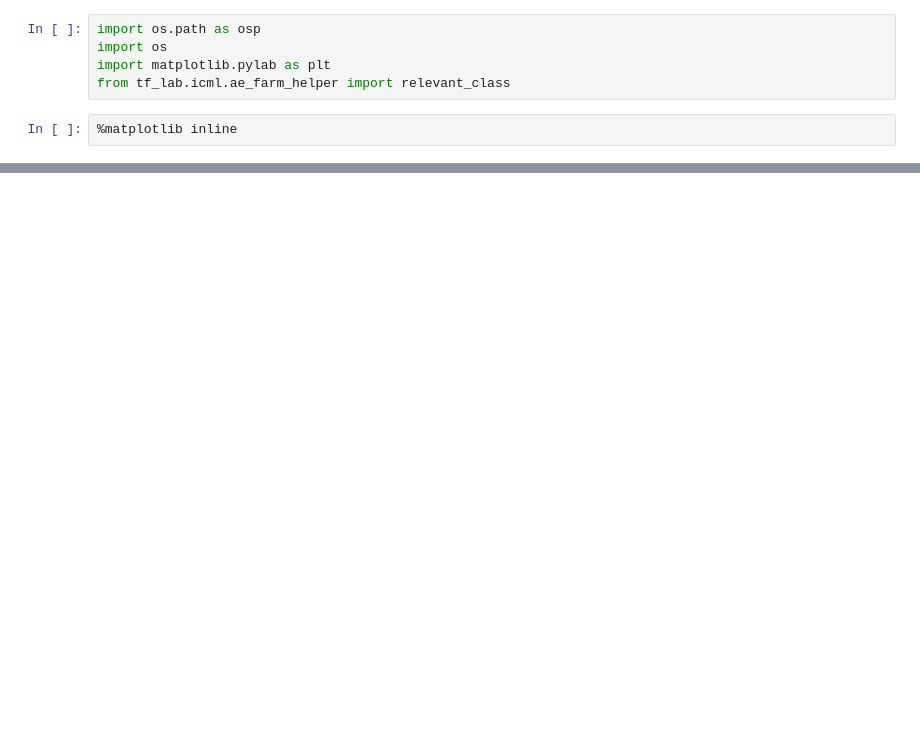
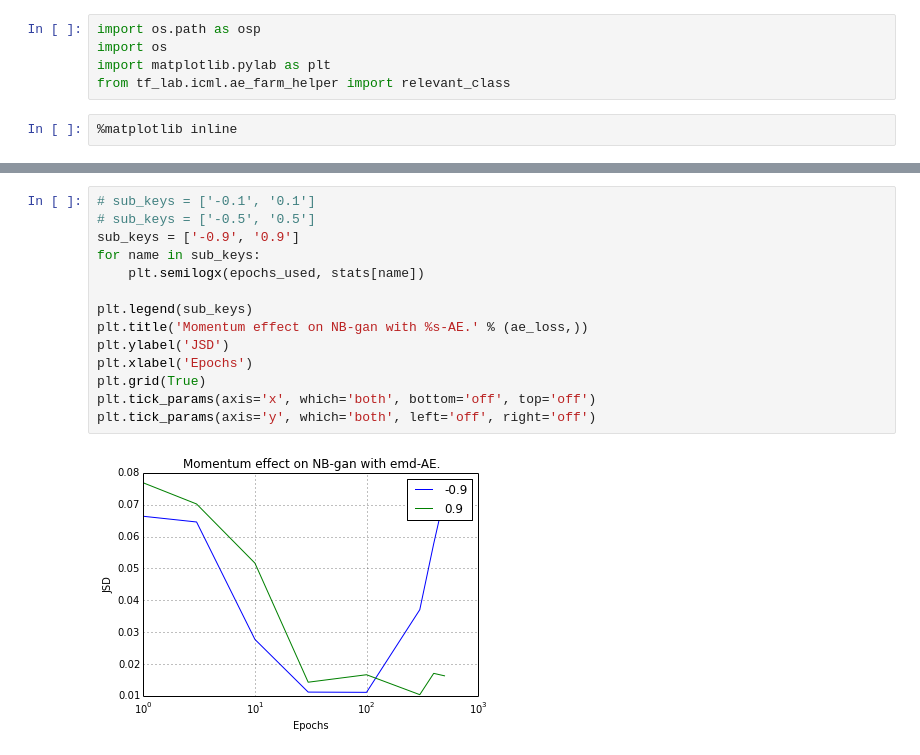
Before and after one commit to optas/tf_lab, a Jupyter notebook: notebooks/panos/icml/evaluating/plot_nbgan_evaluations_for_momentum.ipynb, the cells around one changed output, grey strips where cells are left out. Saved outputs shown, nothing was run; the diff lists cells and outputs as text; blank space fills up the shorter version.

```diff
--- a/notebooks/panos/icml/evaluating/plot_nbgan_evaluations_for_momentum.ipynb
+++ b/notebooks/panos/icml/evaluating/plot_nbgan_evaluations_for_momentum.ipynb
@@ -53,0 +53,16 @@ plt.tick_params(axis='y', which='both', left='off', right='off')
+# %%
+# sub_keys = ['-0.1', '0.1']
+# sub_keys = ['-0.5', '0.5']
+sub_keys = ['-0.9', '0.9']
+for name in sub_keys:
+    plt.semilogx(epochs_used, stats[name])
+
+plt.legend(sub_keys)
+plt.title('Momentum effect on NB-gan with %s-AE.' % (ae_loss,))
+plt.ylabel('JSD')
+plt.xlabel('Epochs')
+plt.grid(True)
+plt.tick_params(axis='x', which='both', bottom='off', top='off')
+plt.tick_params(axis='y', which='both', left='off', right='off')
+# %% [output]
+[figure, added]
```
Also changed, not shown: parts of 4 cells of this notebook, 1 other file.
